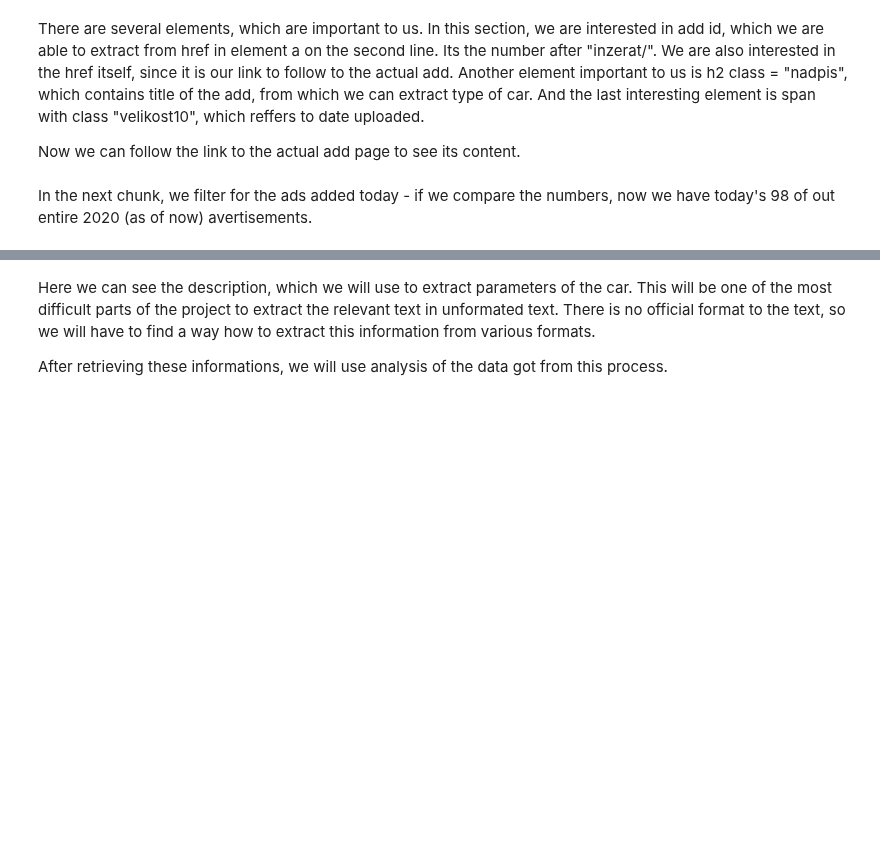
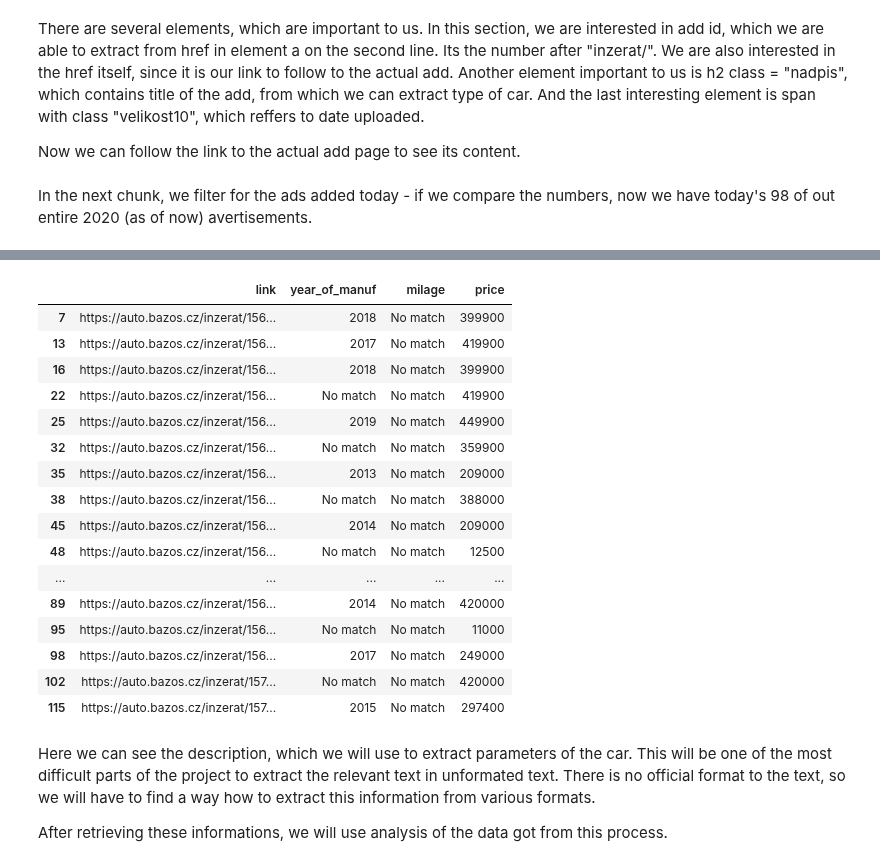
Before and after one commit to Vojtas52/Python-project, a Jupyter notebook: Python_project_proposal.ipynb, the cells around one changed output, grey strips where cells are left out. Saved outputs shown, nothing was run; the diff lists cells and outputs as text; code cells hidden in the pictures; blank space fills up the shorter version.

Commit message:
Added more text mining calibration

```diff
--- a/Python_project_proposal.ipynb
+++ b/Python_project_proposal.ipynb
@@ -135,11 +133,11 @@ print(list_of_offers_url)
 # %%
 # DATA/TEXT MINING PART
-def remove_spaces(text):
-    return text.replace(" ", "")
+def modify_text(text):
+    return text.replace(" ", "").replace(".", "").replace("xxx", "000").replace("-", "")
 def get_numbers_from_text(text):
     import re
-    text = remove_spaces(text)
-    pattern = '[-+]?[.]?[\d]+(?:,\d\d\d)*[\.]?\d*(?:[eE][-+]?\d+)?'
+    text = modify_text(text)
+    pattern = '[-+]?[.]?[\d]+[\.]?\d*(?:[eE][-+]?\d+)?'
     list_of_numbers = re.findall(pattern, text)
     return list_of_numbers
 def find_years(numbers):
@@ -148,7 +146,7 @@ def find_years(numbers):
 def find_km(numbers):
     numbers = [x for x in numbers if (float(x) > 3000) and (float(x) < 500000)]
     return numbers
-def get_context(text, list_of_tokens, year_dictionary = ['egistr', 'r.v', 'vyrob', 'výrob', 'prov'], km_dictionary = ['km', 'Km', 'KM', 'ilomet', 'ajet', 'ájez', 'achom', 'atoč'], context_span=20):
+def get_context(text, list_of_tokens, year_dictionary = ['egistr', 'rv', 'RV', 'yrob', 'ýrob', 'prov', 'rok', 'Rok'], km_dictionary = ['km', 'Km', 'KM', 'ilomet', 'ajet', 'ájez', 'achom', 'atoč'], context_span=20):
     import re
     context = []
     year = 'No match'
@@ -177,16 +175,18 @@ def get_context(text, list_of_tokens, year_dictionary = ['egistr', 'r.v', 'vyrob
 def get_info(links):
     results = []
     for i in links:
+        print(i)
         add_page = requests.get(i)
         soup_add = BeautifulSoup(add_page.text, 'html')
-        add = remove_spaces(soup_add.find('div', {'class':'popisdetail'}).get_text())
+        add = modify_text(soup_add.find('div', {'class':'popisdetail'}).get_text())
+        price = soup_add.find('table').find_all('b')[-1].get_text()
         all_numbers = get_numbers_from_text(add)
         context_got = get_context(add, all_numbers)
-        result = [i, context_got[0], context_got[1]]
+        result = [i, context_got[0], context_got[1], price.replace(" ", "").replace("Kč", "")]
         results.append(result)
-        time.sleep(0.03)
+        time.sleep(0.2)
     return results
-link = ['https://auto.bazos.cz/inzerat/157012769/vw-golf-7-20tdi-110kw-107tkm-plna-zaruka-2-roky-zdarma.php', 'https://auto.bazos.cz/inzerat/156954743/skoda-octavia-3dsg-20-tdi.php']
+#link = ['https://auto.bazos.cz/inzerat/157012769/vw-golf-7-20tdi-110kw-107tkm-plna-zaruka-2-roky-zdarma.php', 'https://auto.bazos.cz/inzerat/156954743/skoda-octavia-3dsg-20-tdi.php']
 #link = list_of_offers_url
-get_info(link)
+result = get_info(list_of_offers_url)
 # %% [output]
@@ -193,0 +211,9 @@ AttributeError: 'NoneType' object has no attribute 'get_text'
+# %%
+df2 = pd.DataFrame(
+    result
+)
+df2.columns = ['link', 'year_of_manuf', 'milage', 'price']
+result_final = df2[df2["price"] != "Dohodou"]
+result_final = result_final[(result_final["price"] != "Vtextu")]
+result_final = result_final[pd.to_numeric(result_final["price"]) > 10000]
+print(result_final)
@@ -194,3 +238,25 @@ AttributeError: 'NoneType' object has no attribute 'get_text'
+# %%
+pd.options.display.max_colwidth = 120
+#result_final[result_final["year_of_manuf"] == "No match"]
+result_final[result_final["milage"] == "No match"]
+# %% [output]
+|  | link | year_of_manuf | milage | price |
+| 7 | https://auto.bazos.cz/inzerat/156... | 2018 | No match | 399900 |
+| 13 | https://auto.bazos.cz/inzerat/156... | 2017 | No match | 419900 |
+| 16 | https://auto.bazos.cz/inzerat/156... | 2018 | No match | 399900 |
+| 22 | https://auto.bazos.cz/inzerat/156... | No match | No match | 419900 |
+| 25 | https://auto.bazos.cz/inzerat/156... | 2019 | No match | 449900 |
+| 32 | https://auto.bazos.cz/inzerat/156... | No match | No match | 359900 |
+| 35 | https://auto.bazos.cz/inzerat/156... | 2013 | No match | 209000 |
+| 38 | https://auto.bazos.cz/inzerat/156... | No match | No match | 388000 |
+| 45 | https://auto.bazos.cz/inzerat/156... | 2014 | No match | 209000 |
+| 48 | https://auto.bazos.cz/inzerat/156... | No match | No match | 12500 |
+| ... | ... | ... | ... | ... |
+| 89 | https://auto.bazos.cz/inzerat/156... | 2014 | No match | 420000 |
+| 95 | https://auto.bazos.cz/inzerat/156... | No match | No match | 11000 |
+| 98 | https://auto.bazos.cz/inzerat/156... | 2017 | No match | 249000 |
+| 102 | https://auto.bazos.cz/inzerat/157... | No match | No match | 420000 |
+| 115 | https://auto.bazos.cz/inzerat/157... | 2015 | No match | 297400 |
 # %% [markdown]
 Here we can see the description, which we will use to extract parameters of the car. This will be one of the most difficult parts of the project to extract the relevant text in unformated text. There is no official format to the text, so we will have to find a way how to extract this information from various formats.
 
```
Also changed, not shown: parts of 4 cells of this notebook, 1 other file.
